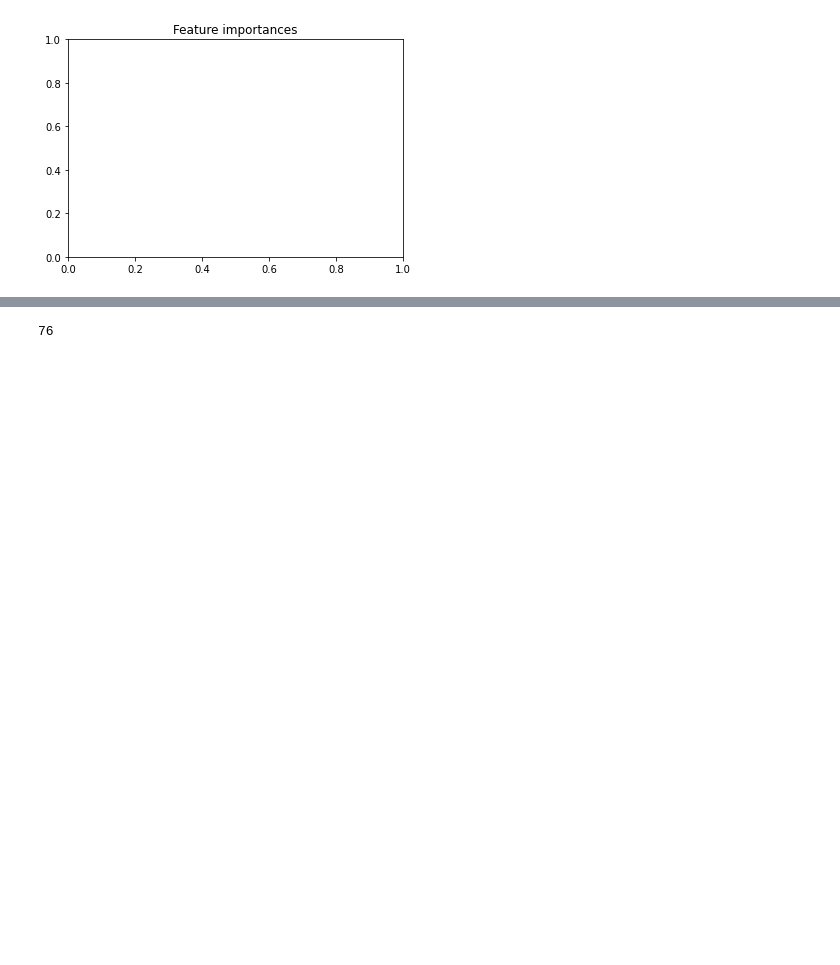
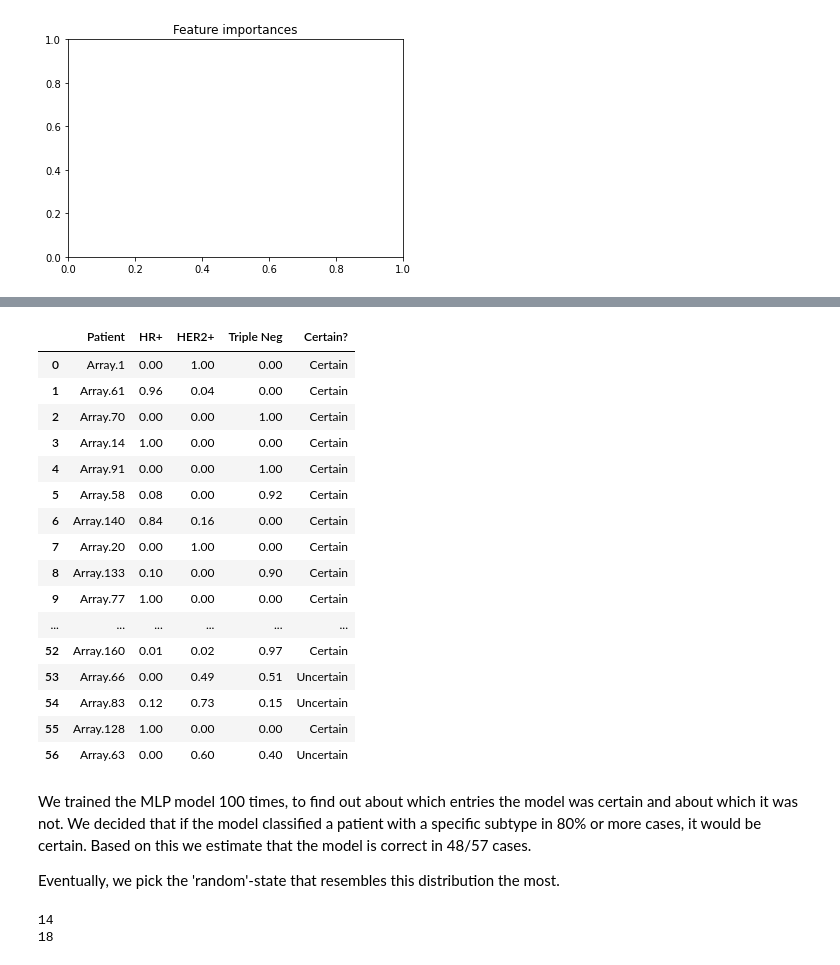
Before and after one commit to Folkert94/B4TM-Group_12, a Jupyter notebook: deliverables/code/Pipeline_Final.ipynb, the cells around one changed output, grey strips where cells are left out. Drawn from its saved outputs; the diff is of its cells as text; code cells hidden in the pictures; blank space fills up the shorter version.

```diff
--- a/deliverables/code/Pipeline_Final.ipynb
+++ b/deliverables/code/Pipeline_Final.ipynb
@@ -403,11 +435,11 @@ for i in range(100):
     print("Trial {}".format(i + 1))
     mlp = MLPClassifier()
 
-    folds = StratifiedKFold(n_splits=10, shuffle=True, random_state=i)
+    folds = StratifiedKFold(n_splits=5, shuffle=True, random_state=i)
 
     onevsrest_mlp = OneVsRestClassifier(mlp)
 
-    model = RandomizedSearchCV(estimator=onevsrest_mlp, param_distributions=parameters_mlp, cv=folds, n_jobs=2)
+    model = RandomizedSearchCV(estimator=onevsrest_mlp, param_distributions=parameters_mlp, cv=folds, n_jobs=-1)
     model.fit(X, Y)
     predictions = model.predict(test_set)
     prediction_total.append(predictions)
@@ -461,35 +511,60 @@ Trial 45
 # %%
 output_temp = []
 predictions = []
 
 for i in range(57):
     certainty = "Uncertain"
 
     temp = (np.array(prediction_total)[:,i])
     temp1 = 0
     temp2 = 0
     temp3 = 0
     for j in temp:
         if j == 1:
             temp1 += 1
         if j == 2:
             temp2 += 1
         if j == 3:
             temp3 += 1
 
     if temp1 >= 80 or temp2 >= 80 or temp3 >= 80:
         certainty = "Certain"
 
     output_temp.append([patient_ids[i], temp1 / 100, temp2 / 100, temp3 / 100, certainty])
     predictions.append(np.argmax([temp1, temp2, temp3]) + 1)
 
 total_mlp = pd.DataFrame(output_temp, columns=["Patient", "HR+", "HER2+", "Triple Neg", "Certain?"])
+
+total_mlp
+# %% [output]
+|  | Patient | HR+ | HER2+ | Triple Neg | Certain? |
+| 0 | Array.1 | 0.00 | 1.00 | 0.00 | Certain |
+| 1 | Array.61 | 0.96 | 0.04 | 0.00 | Certain |
+| 2 | Array.70 | 0.00 | 0.00 | 1.00 | Certain |
+| 3 | Array.14 | 1.00 | 0.00 | 0.00 | Certain |
+| 4 | Array.91 | 0.00 | 0.00 | 1.00 | Certain |
+| 5 | Array.58 | 0.08 | 0.00 | 0.92 | Certain |
+| 6 | Array.140 | 0.84 | 0.16 | 0.00 | Certain |
+| 7 | Array.20 | 0.00 | 1.00 | 0.00 | Certain |
+| 8 | Array.133 | 0.10 | 0.00 | 0.90 | Certain |
+| 9 | Array.77 | 1.00 | 0.00 | 0.00 | Certain |
+| ... | ... | ... | ... | ... | ... |
+| 52 | Array.160 | 0.01 | 0.02 | 0.97 | Certain |
+| 53 | Array.66 | 0.00 | 0.49 | 0.51 | Uncertain |
+| 54 | Array.83 | 0.12 | 0.73 | 0.15 | Uncertain |
+| 55 | Array.128 | 1.00 | 0.00 | 0.00 | Certain |
+| 56 | Array.63 | 0.00 | 0.60 | 0.40 | Uncertain |
+# %% [markdown]
+We trained the MLP model 100 times, to find out about which entries the model was certain and about which it was not. We decided that if the model classified a patient with a specific subtype in 80% or more cases, it would be certain. Based on this we estimate that the model is correct in 48/57 cases.
+
+Eventually, we pick the 'random'-state that resembles this distribution the most.
 # %%
 for i, p in enumerate(prediction_total):
-    if np.count_nonzero(predictions - p) == 0:
+    if np.count_nonzero(predictions - p) == 1:
         print(i)
 # %% [output]
-76
+14
+18
 # %%
 parameters_mlp = {'estimator__activation':['identity', 'logistic', 'tanh', 'relu'],
               'estimator__solver': ['lbfgs', 'sgd', 'adam'],
```
Also changed, not shown: parts of 7 cells of this notebook, 3 other files.
